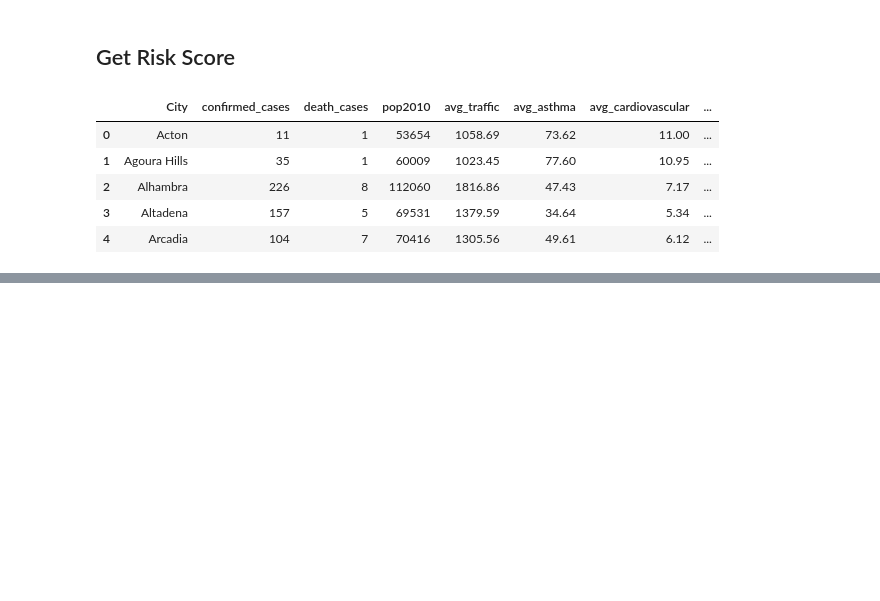
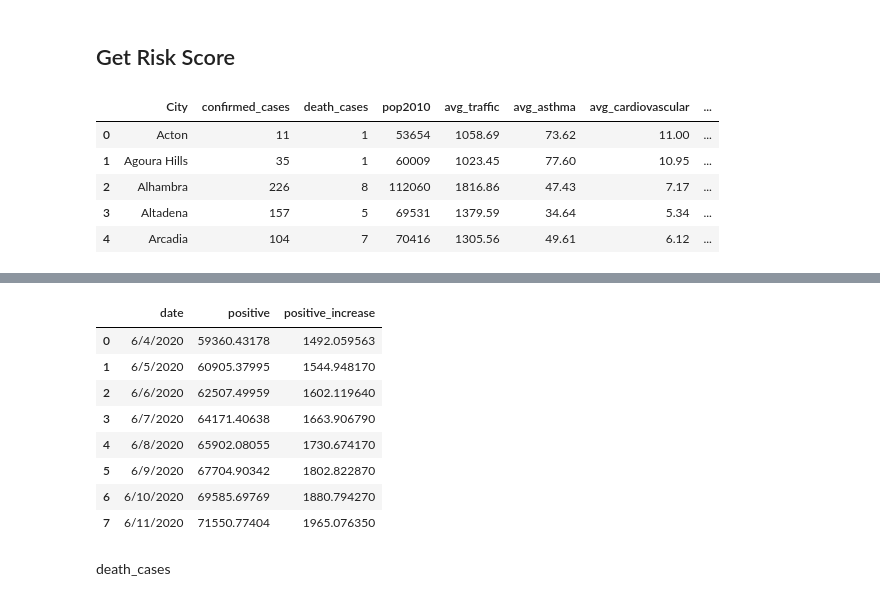
Before and after one commit to wujj0326/COVID_Risk_Competition, a Jupyter notebook: COVID_Challenge.ipynb, the cells around one changed output, grey strips where cells are left out. Saved outputs shown, nothing was run; the diff lists cells and outputs as text; code cells hidden in the pictures; blank space fills up the shorter version.

```diff
--- a/COVID_Challenge.ipynb
+++ b/COVID_Challenge.ipynb
@@ -368,0 +371,16 @@ risk_score_final.to_csv('risk_score_final.csv',index=False)
+# %%
+case_fit = pd.read_csv('https://raw.githubusercontent.com/wujj0326/COVID_Risk_Competition/master/cases_fit.csv')
+# %%
+prediction = case_fit.tail(8).iloc[:,np.r_[1,4,7]].reset_index().drop('index',axis=1)
+# %%
+prediction['positive_increase'][1:] = prediction['positive'].diff()[1:]
+# %% [output]
+|  | date | positive | positive_increase |
+| 0 | 6/4/2020 | 59360.43178 | 1492.059563 |
+| 1 | 6/5/2020 | 60905.37995 | 1544.948170 |
+| 2 | 6/6/2020 | 62507.49959 | 1602.119640 |
+| 3 | 6/7/2020 | 64171.40638 | 1663.906790 |
+| 4 | 6/8/2020 | 65902.08055 | 1730.674170 |
+| 5 | 6/9/2020 | 67704.90342 | 1802.822870 |
+| 6 | 6/10/2020 | 69585.69769 | 1880.794270 |
+| 7 | 6/11/2020 | 71550.77404 | 1965.076350 |
@@ -368,0 +405,2 @@ risk_score_final.to_csv('risk_score_final.csv',index=False)
+# %% [markdown]
+death_cases
```
Also changed, not shown: parts of 18 cells of this notebook.
